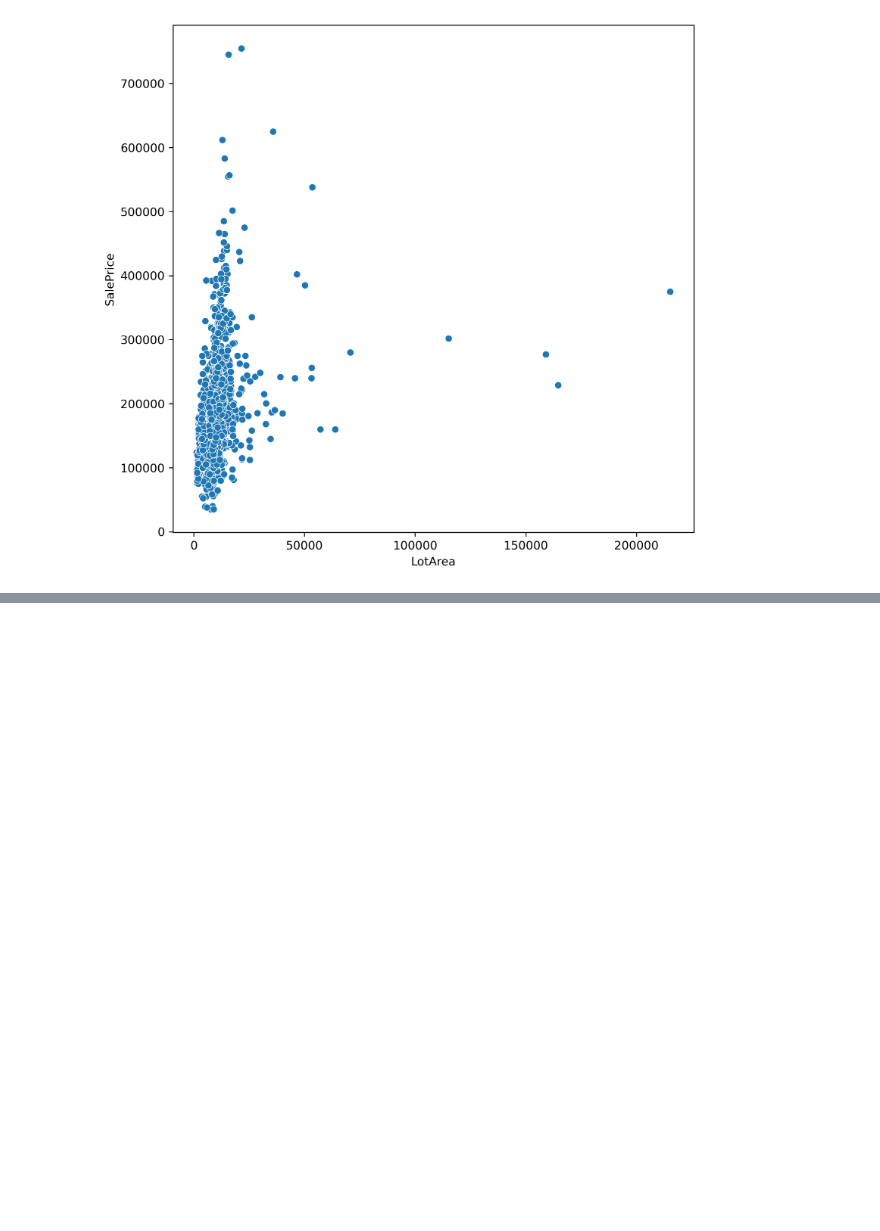
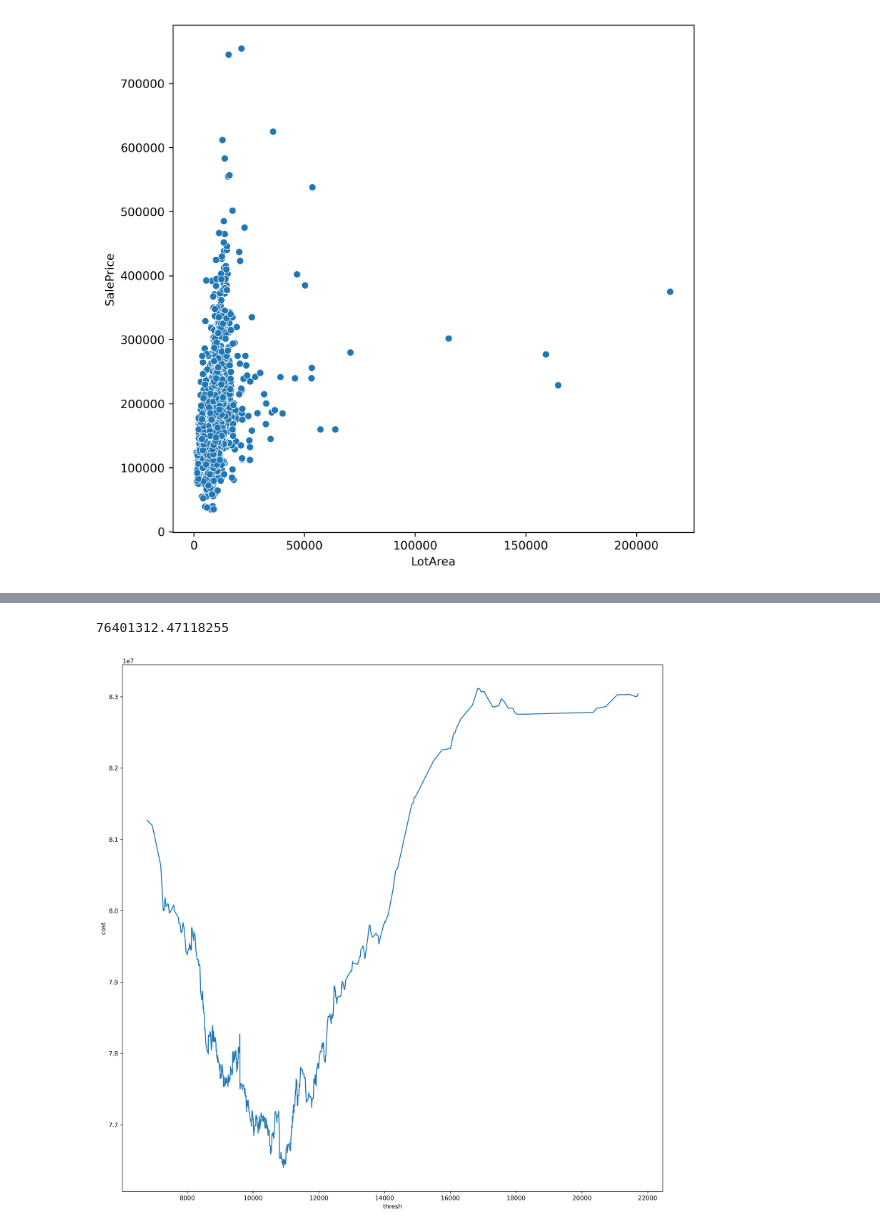
Before and after one commit to ashen007/Tree-based-regression-model, a Jupyter notebook: train.ipynb, the cells around one changed output, grey strips where cells are left out. Cells and saved outputs as stored; diff of their text form; code cells hidden in the pictures; blank space fills up the shorter version.

Commit message:
construct RootNode class

```diff
--- a/train.ipynb
+++ b/train.ipynb
@@ -128,10 +128,10 @@ class RootNode:
         self.start_point = start
         self.feature = feature
         self.target = target
-        self.dataset = data.sort_values(by=feature)
+        self.dataset = data
 
-    def __bin_split(self):
-        thresh = self.dataset[self.feature].iloc[:self.start_point]
+    def __bin_split(self,i):
+        thresh = np.mean(self.dataset[self.feature].iloc[i:i+self.start_point])
         lSet = self.dataset[self.dataset[self.feature]<thresh]
         rSet = self.dataset[self.dataset[self.feature]>=thresh]
         return lSet,rSet,thresh
@@ -139,15 +139,15 @@ class RootNode:
     def __calculate_RMSE(self,l,r):
         l_avg = np.mean(l[self.target])
         r_avg = np.mean(r[self.target])
-        RMSE = np.sum(np.sqrt((l-l_avg)**2)) + np.sum(np.sqrt((r-r_avg)**2))
+        RMSE = np.sum(np.sqrt((l[self.target]-l_avg)**2)) + np.sum(np.sqrt((r[self.target]-r_avg)**2))
         return RMSE
 
     def best_split(self):
-        for i in range(self.start_point,self.dataset.shape[0]):
-            left,right,thresh = self.__bin_split()
+        for i in range(0,self.dataset.shape[0] - self.start_point):
+            left,right,thresh = self.__bin_split(i)
             rmse = self.__calculate_RMSE(left,right)
             self.tree.append([thresh,rmse])
-        return self.tree
+        return [self.tree,]
 # %%
-root = RootNode(subset,'LotArea','SalePrice',2)
-root.best_split()
+root = RootNode(subset,'LotArea','SalePrice',20)
+root_node = root.best_split()
@@ -155,0 +154,3 @@ ValueError: Can only compare identically-labeled Series objects
+# %%
+root_node = pd.DataFrame(root_node[0],columns=['thresh','cost'])
+root_node
@@ -155,0 +171,10 @@ ValueError: Can only compare identically-labeled Series objects
+# %%
+np.min(root_node['cost'])
+# %% [output]
+76401312.47118255
+# %%
+plt.figure(figsize=[16,16],dpi=300)
+sns.lineplot(x='thresh',y='cost',data=root_node)
+plt.show()
+# %% [output]
+[figure, added]
```
Also changed, not shown: parts of 2 cells of this notebook.
